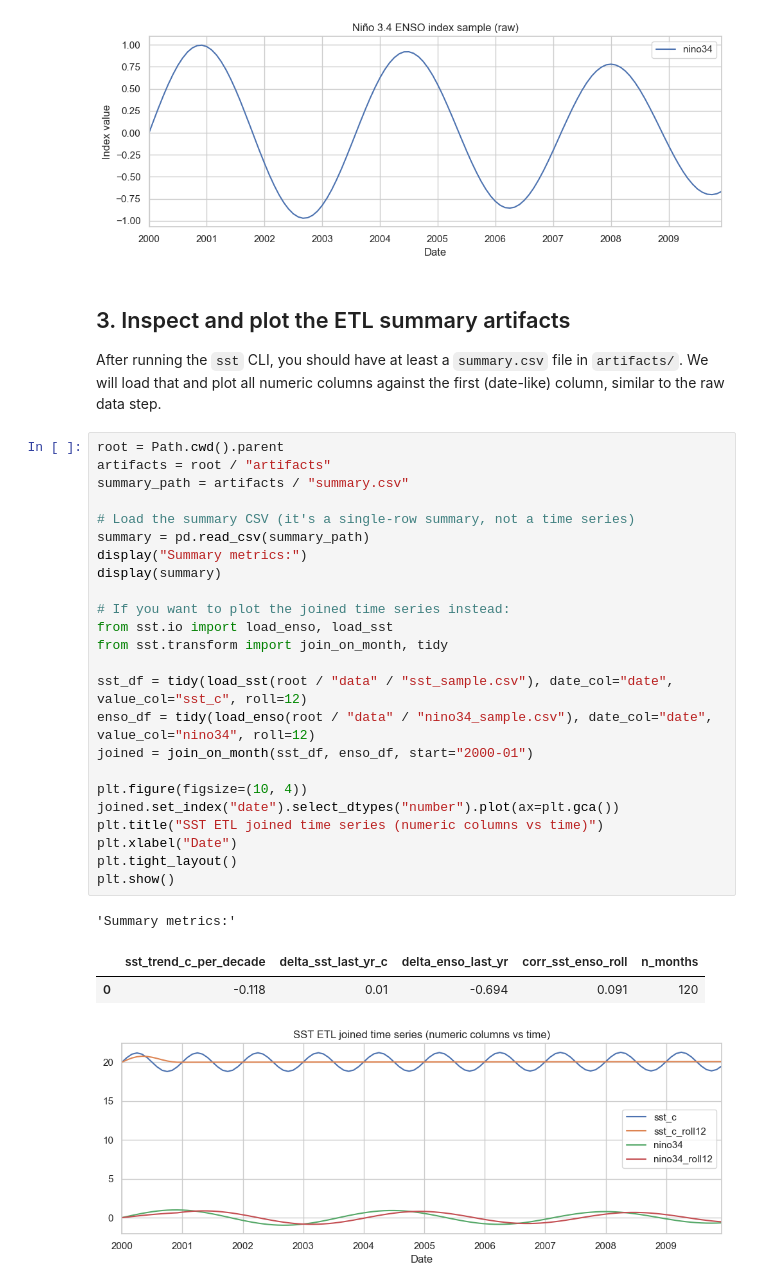
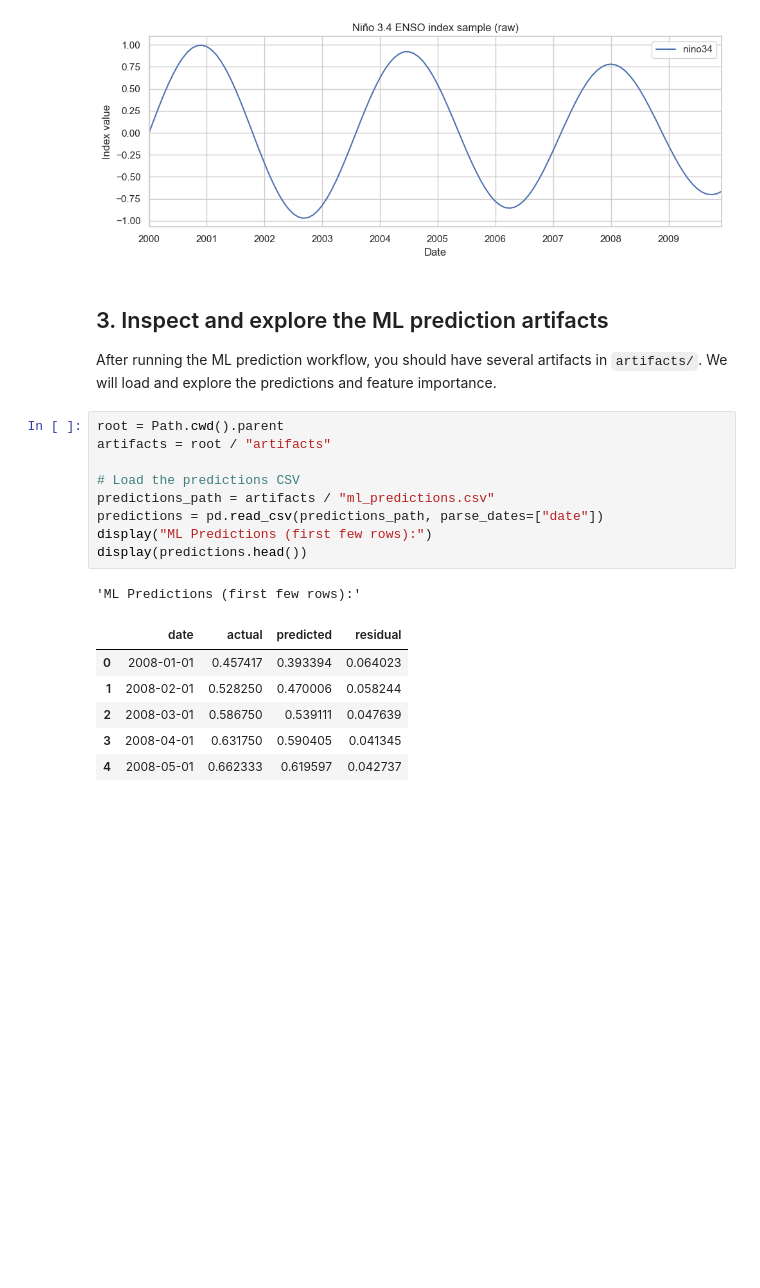
Before and after one commit to chicago-aiscience/workshop-sst, a Jupyter notebook: docs/workshop_sst_demo.ipynb, the cells around one changed output. Saved outputs shown, nothing was run; the diff lists cells and outputs as text; blank space fills up the shorter version.

```diff
--- a/docs/workshop_sst_demo.ipynb
+++ b/docs/workshop_sst_demo.ipynb
@@ -162,37 +172,24 @@ plt.show()
 [figure]
 [figure]
 # %% [markdown]
-## 3. Inspect and plot the ETL summary artifacts
+## 3. Inspect and explore the ML prediction artifacts
 
-After running the `sst` CLI, you should have at least a `summary.csv`
-file in `artifacts/`. We will load that and plot all numeric columns
-against the first (date-like) column, similar to the raw data step.
+After running the ML prediction workflow, you should have several artifacts
+in `artifacts/`. We will load and explore the predictions and feature importance.
 # %%
 root = Path.cwd().parent
 artifacts = root / "artifacts"
-summary_path = artifacts / "summary.csv"
 
-# Load the summary CSV (it's a single-row summary, not a time series)
-summary = pd.read_csv(summary_path)
-display("Summary metrics:")
-display(summary)
-
-# If you want to plot the joined time series instead:
-from sst.io import load_enso, load_sst
-from sst.transform import join_on_month, tidy
-
-sst_df = tidy(load_sst(root / "data" / "sst_sample.csv"), date_col="date", value_col="sst_c", roll=12)
-enso_df = tidy(load_enso(root / "data" / "nino34_sample.csv"), date_col="date", value_col="nino34", roll=12)
-joined = join_on_month(sst_df, enso_df, start="2000-01")
-
-plt.figure(figsize=(10, 4))
-joined.set_index("date").select_dtypes("number").plot(ax=plt.gca())
-plt.title("SST ETL joined time series (numeric columns vs time)")
-plt.xlabel("Date")
-plt.tight_layout()
-plt.show()
+# Load the predictions CSV
+predictions_path = artifacts / "ml_predictions.csv"
+predictions = pd.read_csv(predictions_path, parse_dates=["date"])
+display("ML Predictions (first few rows):")
+display(predictions.head())
 # %% [output]
-'Summary metrics:'
+'ML Predictions (first few rows):'
-|  | sst_trend_c_per_decade | delta_sst_last_yr_c | delta_enso_last_yr | corr_sst_enso_roll | n_months |
-| 0 | -0.118 | 0.01 | -0.694 | 0.091 | 120 |
+|  | date | actual | predicted | residual |
+| 0 | 2008-01-01 | 0.457417 | 0.393394 | 0.064023 |
+| 1 | 2008-02-01 | 0.528250 | 0.470006 | 0.058244 |
+| 2 | 2008-03-01 | 0.586750 | 0.539111 | 0.047639 |
+| 3 | 2008-04-01 | 0.631750 | 0.590405 | 0.041345 |
+| 4 | 2008-05-01 | 0.662333 | 0.619597 | 0.042737 |
-[figure, removed]
```
Also changed, not shown: parts of 11 cells of this notebook, 3 other files.
